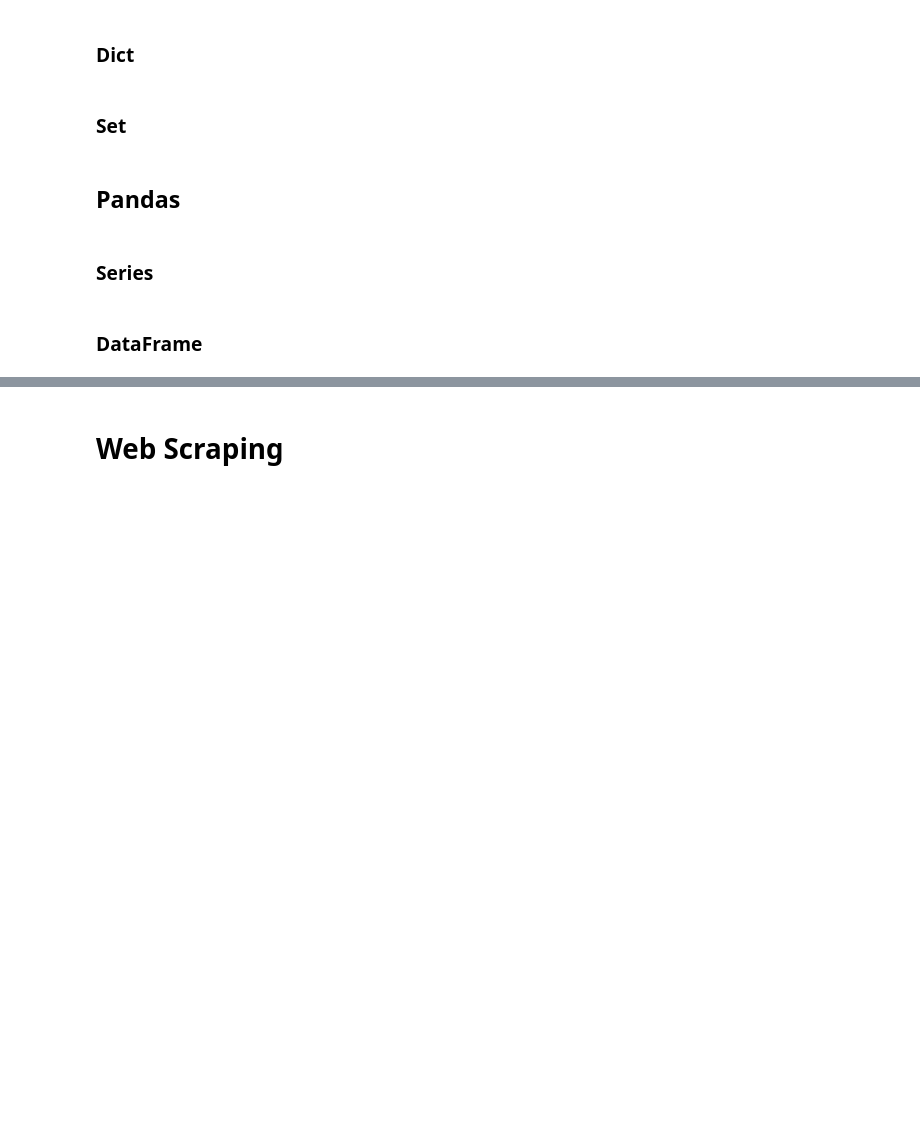
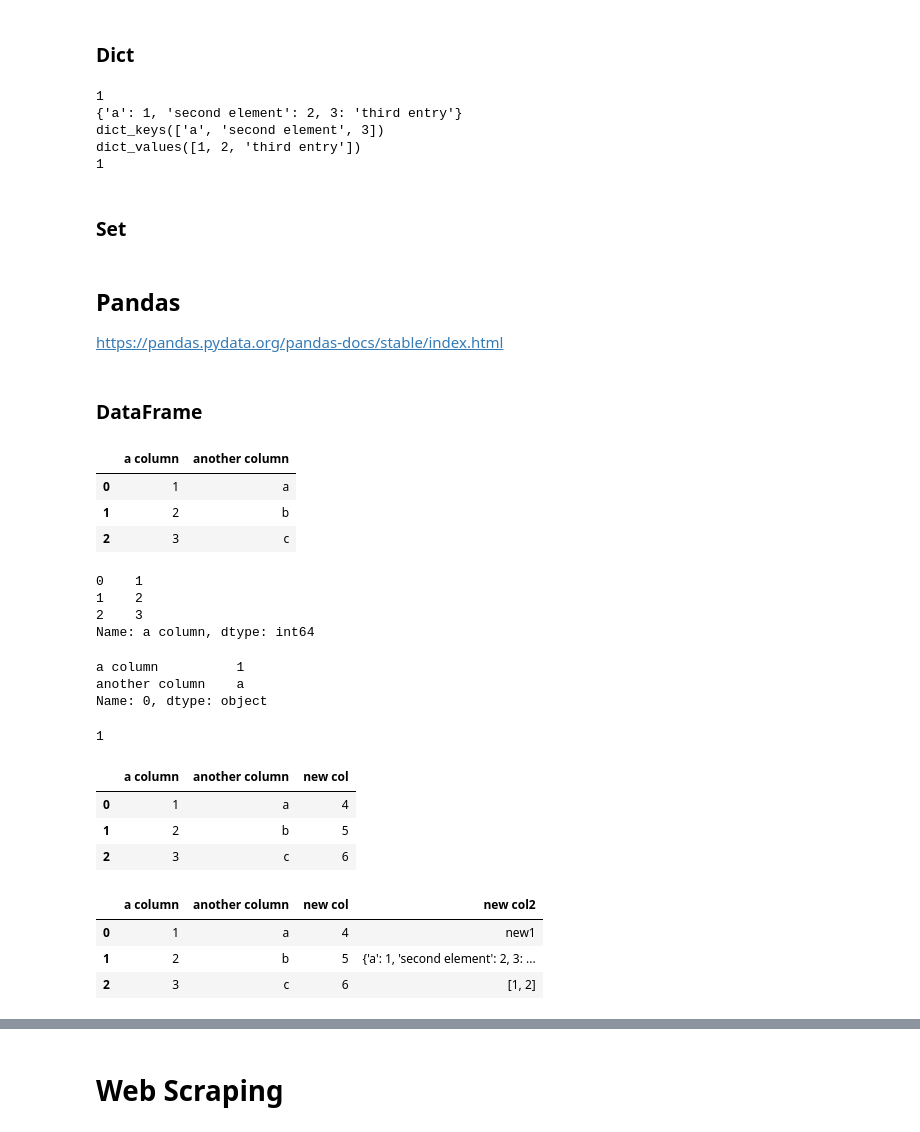
Before and after one commit to m-gaster/Library-Workshop, a Jupyter notebook: Final Tutorial.ipynb, the cells around one changed output, grey strips where cells are left out. Cells and saved outputs as stored; diff of their text form; code cells hidden in the pictures; blank space fills up the shorter version.

```diff
--- a/Final Tutorial.ipynb
+++ b/Final Tutorial.ipynb
@@ -101,9 +117,79 @@ after adding 5: [5, 6, 7]
 ### Dict
+# %%
+test_dict = {'a':1, 'second element':2}
+
+print(test_dict['a'])
+
+test_dict[3] = "third entry"
+
+print(test_dict)
+
+print(test_dict[1])
+
+print(test_dict.keys())
+
+print(test_dict.values())
+
+# print(test_dict.values()[0])
+print(list(test_dict.values())[0])
+# %% [output]
+1
+{'a': 1, 'second element': 2, 3: 'third entry'}
+dict_keys(['a', 'second element', 3])
+dict_values([1, 2, 'third entry'])
+1
 # %% [markdown]
 ### Set
-# %% [markdown]
-## Pandas
-# %% [markdown]
-### Series
+# %% [markdown]
+## Pandas
+
+https://pandas.pydata.org/pandas-docs/stable/index.html
 # %% [markdown]
 ### DataFrame
+# %%
+# initialize a dataframe from a dictionary with two lists
+test_df = pd.DataFrame({'a column': [1,2,3], 'another column': ['a', 'b', 'c']})
+test_df
+# %% [output]
+|  | a column | another column |
+| 0 | 1 | a |
+| 1 | 2 | b |
+| 2 | 3 | c |
+# %%
+# get "a column"
+test_df['a column']
+# %% [output]
+0    1
+1    2
+2    3
+Name: a column, dtype: int64
+# %%
+# get the first row (remember indexing starts at 0 in Python!)
+test_df.iloc[0]
+# %% [output]
+a column          1
+another column    a
+Name: 0, dtype: object
+# %%
+# get "a columns" 's first element
+test_df['a column'].iloc[0]
+# %% [output]
+1
+# %%
+# add a new column
+test_df['new col'] = [4,5,6]
+test_df
+# %% [output]
+|  | a column | another column | new col |
+| 0 | 1 | a | 4 |
+| 1 | 2 | b | 5 |
+| 2 | 3 | c | 6 |
+# %%
+# add another new column - with mixed datatypes
+test_df['new col2'] = ['new1', test_dict, [1,2]]
+test_df
+# %% [output]
+|  | a column | another column | new col | new col2 |
+| 0 | 1 | a | 4 | new1 |
+| 1 | 2 | b | 5 | {'a': 1, 'second element': 2, 3: ... |
+| 2 | 3 | c | 6 | [1, 2] |
```
Also changed, not shown: parts of 63 cells of this notebook.
